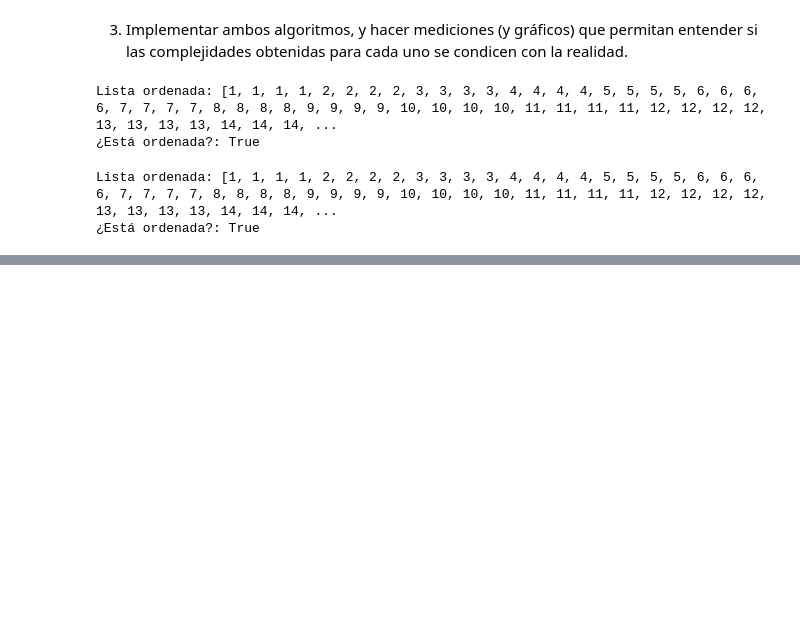
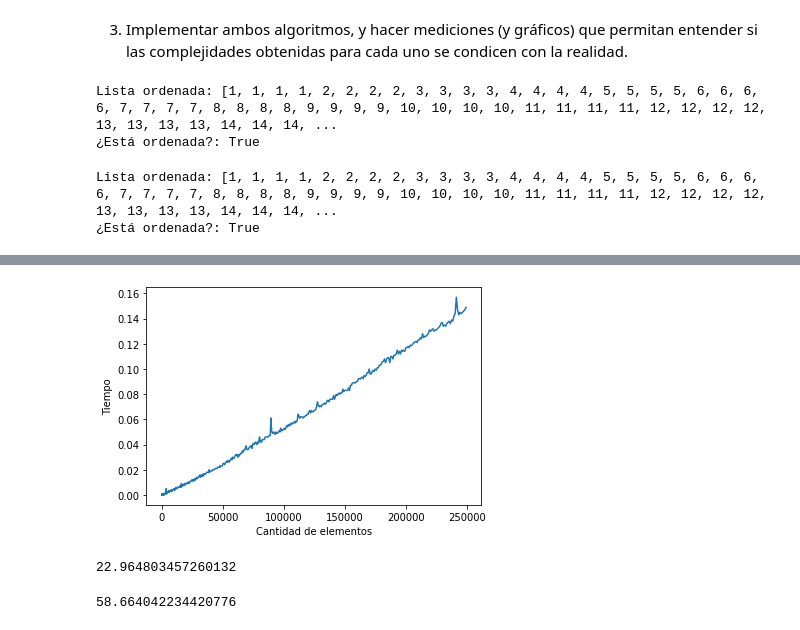
Before and after one commit to joaqogomez/75.29-TDA1, a Jupyter notebook: Tp1/Tda-TP1.ipynb, the cells around one changed output, grey strips where cells are left out. Saved outputs shown, nothing was run; the diff lists cells and outputs as text; code cells hidden in the pictures; blank space fills up the shorter version.

```diff
--- a/Tp1/Tda-TP1.ipynb
+++ b/Tp1/Tda-TP1.ipynb
@@ -234,0 +240,7 @@ for k in range(1, 1500):
+# %%
+plt.plot(heap_merge_times.keys(), heap_merge_times.values())
+plt.xlabel('Cantidad de elementos')
+plt.ylabel('Tiempo')
+plt.show()
+# %% [output]
+[figure, added]
@@ -235 +256,16 @@ for k in range(1, 1500):
+# %%
+# heap_merge_times.values()
+suma = 0
+for value in heap_merge_times.values():
+    suma += value
+suma
+# %% [output]
+22.964803457260132
+# %%
+suma = 0
+for value in dyc_merge_times.values():
+    suma += value
+suma
+# %% [output]
+58.664042234420776
 # %%
```
Also changed, not shown: parts of 13 cells of this notebook.
